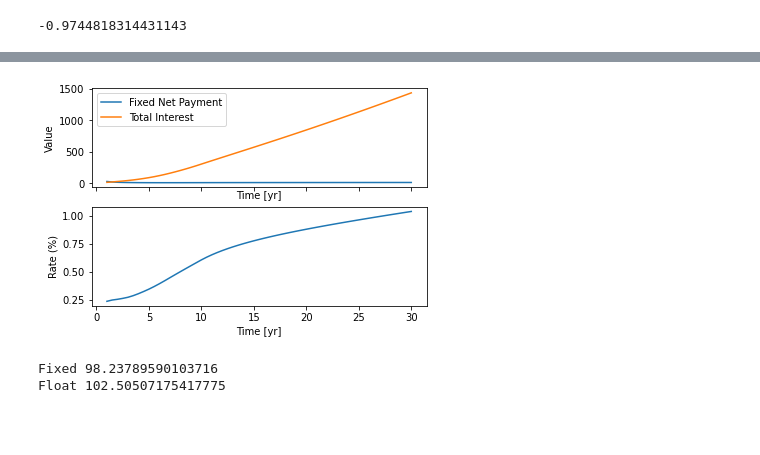
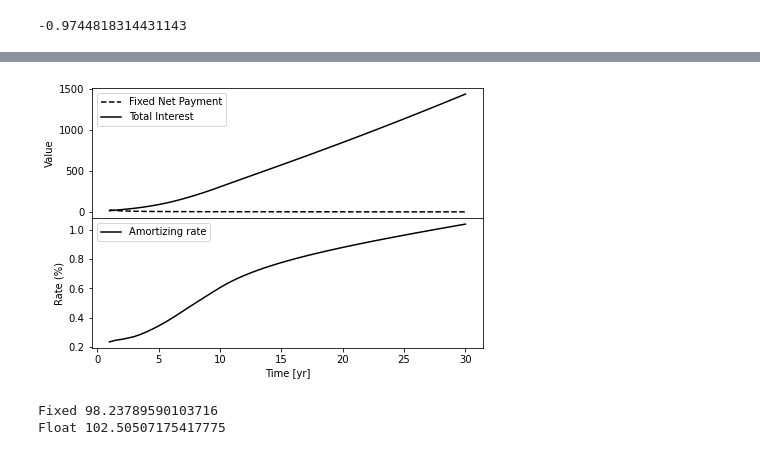
Before and after one commit to LuukOudshoorn25/SPFDM1, a Jupyter notebook: SPFDM 1.ipynb, the cells around one changed output, grey strips where cells are left out. Drawn from its saved outputs; the diff is of its cells as text; code cells hidden in the pictures; blank space fills up the shorter version.

Commit message:
Updated fig1 layout

```diff
--- a/SPFDM 1.ipynb
+++ b/SPFDM 1.ipynb
@@ -371,18 +371,20 @@ for i, year in enumerate(years):
     interest, repay = amortized.amortized_client(value)
     payments[i] = repay
     interests[i] = interest
-fig, (ax1,ax2) = plt.subplots(2,1,sharex=True)
-ax1.plot(years, payments, label='Fixed Net Payment')
-ax1.plot(years, interests, label='Total Interest')
-ax1.set_xlabel('Time [yr]')
-ax1.set_ylabel('Value')
-ax1.legend()
-ax2.plot(years, amor_rate, label='black')
-ax2.set_xlabel('Time [yr]')
-ax2.set_ylabel('Rate (%)')
-plt.savefig('amortizing.png')
-# %% [output]
-[figure, removed]
+# %%
+fig, (ax1,ax2) = plt.subplots(2,1,sharex=True)
+ax1.plot(years, payments, label='Fixed Net Payment',color='black',ls='--')
+ax1.plot(years, interests, label='Total Interest', color='black')
+ax1.set_ylabel('Value')
+ax1.legend()
+ax2.plot(years, amor_rate, color='black',label='Amortizing rate')
+ax2.set_xlabel('Time [yr]')
+ax2.set_ylabel('Rate (%)')
+ax2.legend()
+plt.tight_layout(pad=-0.3)
+plt.savefig('amortizing.pdf',bbox_inches='tight')
+# %% [output]
+[figure, added]
 # %%
 # Example slides
 def example_slides():
```
Also changed, not shown: parts of 2 cells of this notebook.
